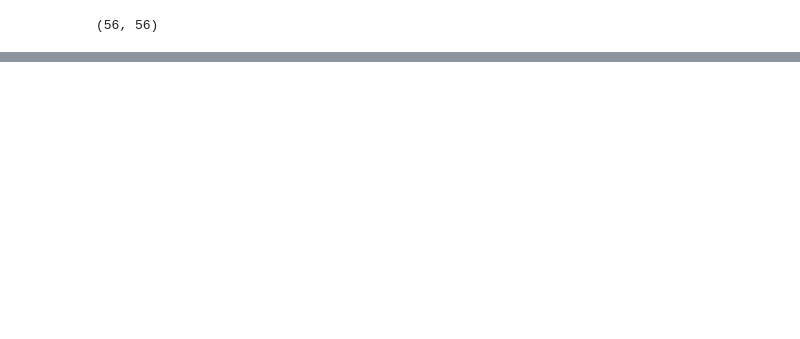
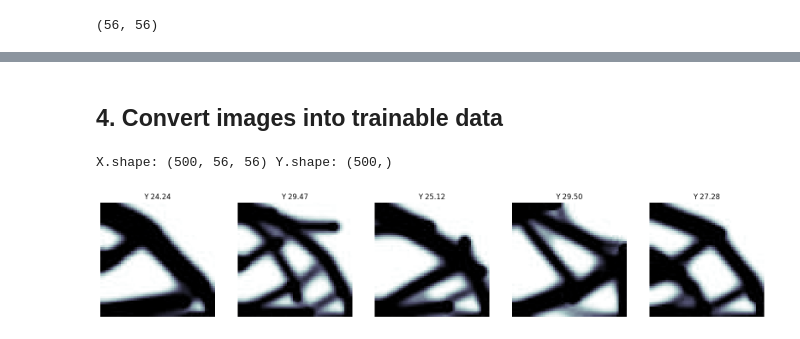
Before and after one commit to smartdesignlab/SDL_teaching, a Jupyter notebook: DNN.ipynb, the cells around one changed output, grey strips where cells are left out. Drawn from its saved outputs; the diff is of its cells as text; code cells hidden in the pictures; blank space fills up the shorter version.

```diff
--- a/DNN.ipynb
+++ b/DNN.ipynb
@@ -426,0 +157,39 @@ Epoch [100/100], TRAIN_RMSE: 0.2474, TRAIN_MAPE: 0.7956, VAL_RMSE: 0.5454, VAL_M
+# %% [markdown]
+## 4. Convert images into trainable data
+# %%
+# image size = 56 x 56, 500 images
+
+# specify the below path to the unzipped data (ensure it ends with '/')
+# you can change the file path if needed
+src = './data500/'
+
+files = os.listdir(src)  # get the list of files in the source directory
+
+X,Y = [],[]  # initialize empty lists for storing images and labels
+
+# loop through the files, read each image, and normalize it (0 to 1)
+for file in files:
+    X.append(img_read(src,file)/255.)  # normalize the image
+    Y.append(float(file[:-4]))  # extract label from filename
+
+# convert the data to array
+X = np.array(X)
+Y = np.array(Y)
+
+# check the shape of the data
+print('X.shape:',np.shape(X),'Y.shape:',np.shape(Y))
+# %% [output]
+X.shape: (500, 56, 56) Y.shape: (500,)
+# %%
+# display images
+fig = plt.figure(figsize=(20,10))
+nplot = 5
+
+for i in range(1,nplot+1):
+    ax = fig.add_subplot(1,nplot,i)
+    ax.imshow(X[i, :, :],cmap = plt.cm.bone)
+    ax.set_title(f"Y {Y[i]:.2f}")
+    ax.axis('off')
+plt.show()
+# %% [output]
+[figure, added]
```
Also changed, not shown: parts of 24 cells of this notebook, 1 other file.
